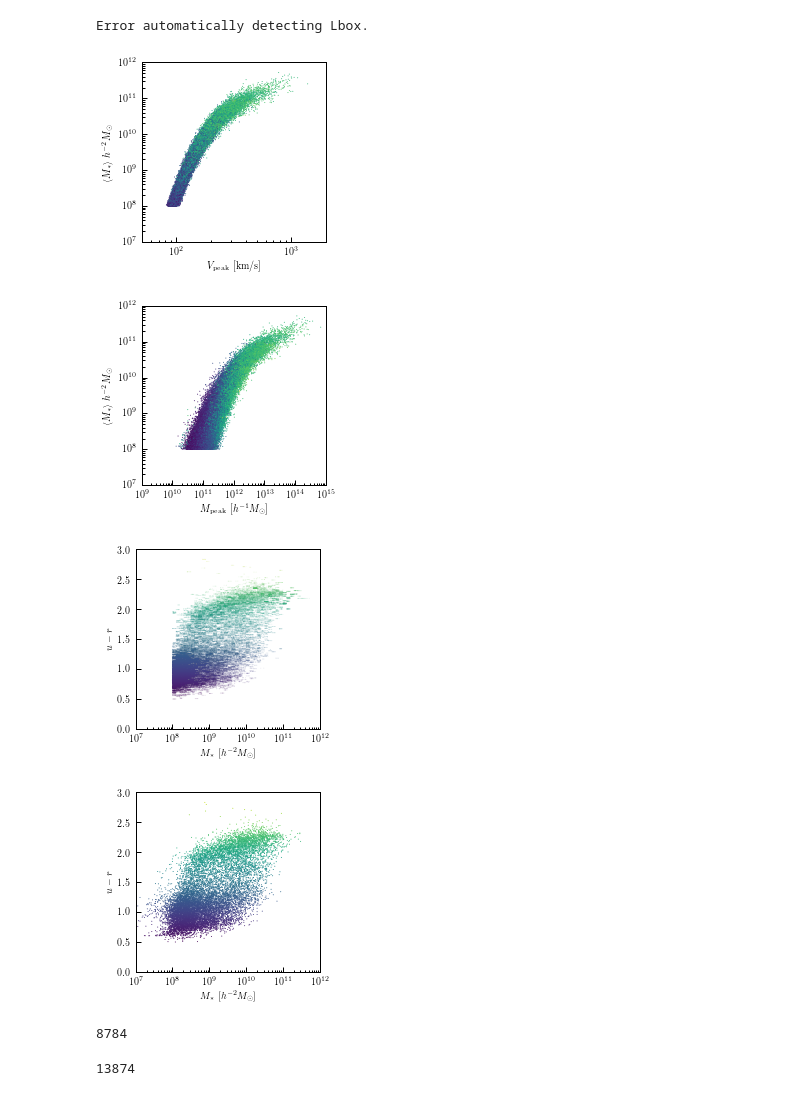
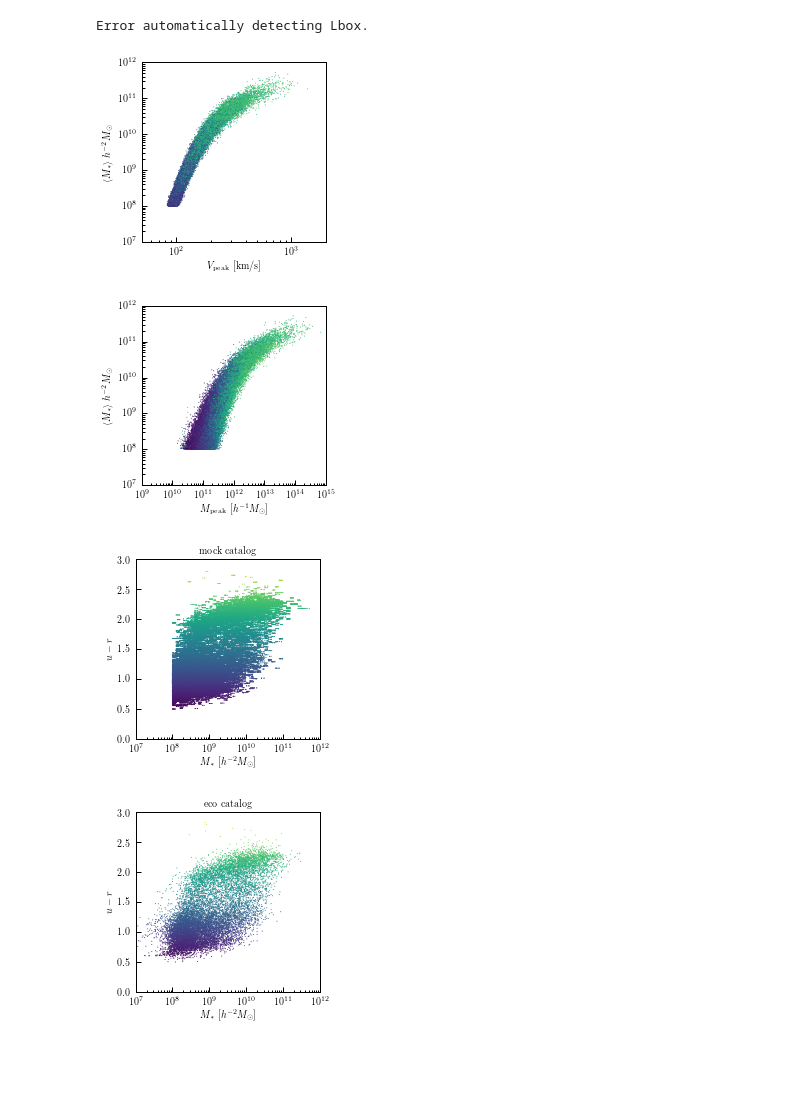
Before and after one commit to duncandc/eco_mocks, a Jupyter notebook: notebooks/eco_mocks.ipynb, the cells around one changed output. Saved outputs shown, nothing was run; the diff lists cells and outputs as text; code cells hidden in the pictures; blank space fills up the shorter version.

Commit message:
added fiducial CAM mocks

```diff
--- a/notebooks/eco_mocks.ipynb
+++ b/notebooks/eco_mocks.ipynb
@@ -30,14 +30,15 @@ from eco_mocks.galaxy_abundance_functions import Eckert_2016_phi
 phi = Eckert_2016_phi(sample='RESOLVE-B SMF single')
 
 # define stellar mass model
-sm_model =  DeconvolveSHAM(stellar_mass_function = phi, scatter=0.15, prim_haloprop='halo_vpeak', Lbox=halocat.Lbox)
+sm_model =  DeconvolveSHAM(stellar_mass_function = phi, scatter=0.15,
+                           prim_galprop='stellar_mass', prim_haloprop='halo_vpeak', Lbox=halocat.Lbox)
 
 # carry over some halo properties to the mock table
 additional_halo_properties = HaloProps()
 
 # define color model
-from eco_mocks.galaxy_secondary_functions import color_model_1
-color_dist = color_model_1()
+from eco_mocks.galaxy_secondary_functions import prim_prop_nn
+color_dist = prim_prop_nn(prim_prop='stellar_mass', sec_prop='u_minus_r')
 color_model = CAMGalProp('stellar_mass',
                          10**np.arange(-1,12,0.1),
                          secondary_galprop='u_minus_r',
@@ -76,31 +77,34 @@ plt.yscale('log')
 plt.xlabel(r'$M_{\rm peak}~[h^{-1}M_{\odot}]$')
 plt.show()
 # %% [output]
-[figure, old version]
+[figure, new version]
-[figure, old version]
+[figure, new version]
 # %%
 # plot stellar mass-vpeak relation
+
+# mock catalog
 plt.figure(figsize=(3.3,3.3))
-plt.scatter(mock['stellar_mass'],mock['u_minus_r'], c=mock['u_minus_r'], s=1, lw=0, alpha=0.1)
-#plt.scatter(default_data['stellar_mass'], default_data['u_minus_r'], c=default_data['u_minus_r'], s=1, lw=0)
+plt.title('mock catalog')
+plt.scatter(mock['stellar_mass'],mock['u_minus_r'], c=mock['u_minus_r'], s=1, lw=0)
 plt.ylabel(r'$u-r$')
 plt.ylim([0,3])
 plt.xlim([10**7.0,10**12.0])
 plt.xscale('log')
 plt.xlabel(r'$M_{*}~[h^{-2}M_{\odot}]$')
 plt.show()
+
+from eco_mocks.eco_galaxy_properties import eco_table
+
+# eco catalog
+plt.figure(figsize=(3.3,3.3))
+plt.title('eco catalog')
+plt.scatter(eco_table['stellar_mass'], eco_table['u_minus_r'], c=eco_table['u_minus_r'], s=1, lw=0)
+plt.ylabel(r'$u-r$')
+plt.ylim([0,3])
+plt.xlim([10**7.0,10**12.0])
+plt.xscale('log')
+plt.xlabel(r'$M_{*}~[h^{-2}M_{\odot}]$')
+plt.show()
 # %% [output]
-[figure, old version]
+[figure, new version]
+[figure, added]
-# %%
-from eco_mocks.eco_galaxy_properties import eco_table as default_data
-
-plt.figure(figsize=(3.3,3.3))
-plt.scatter(default_data['stellar_mass'], default_data['u_minus_r'], c=default_data['u_minus_r'], s=1, lw=0)
-plt.ylabel(r'$u-r$')
-plt.ylim([0,3])
-plt.xlim([10**7.0,10**12.0])
-plt.xscale('log')
-plt.xlabel(r'$M_{*}~[h^{-2}M_{\odot}]$')
-plt.show()
-# %% [output]
-[figure, removed]
@@ -111,8 +110,0 @@ inds = nearest_nieghbors_1d(np.sort(np.array(default_data['stellar_mass'])), np.
-# %%
-len(np.unique(inds))
-# %% [output]
-8784
-# %%
-len(default_data)
-# %% [output]
-13874
```
Also changed, not shown: parts of 3 cells of this notebook, 11 other files.
